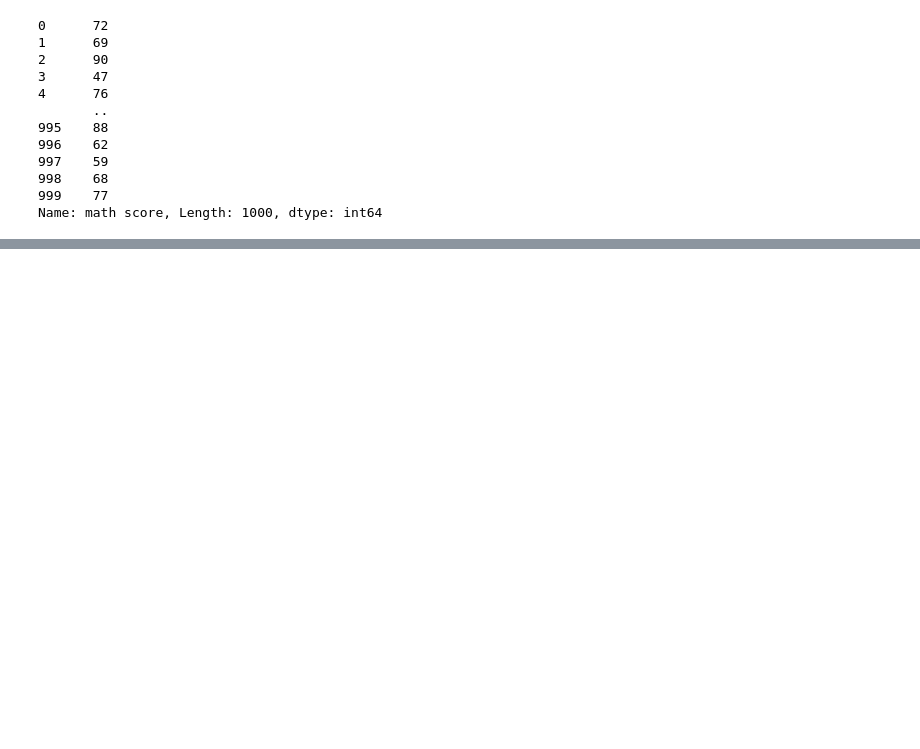
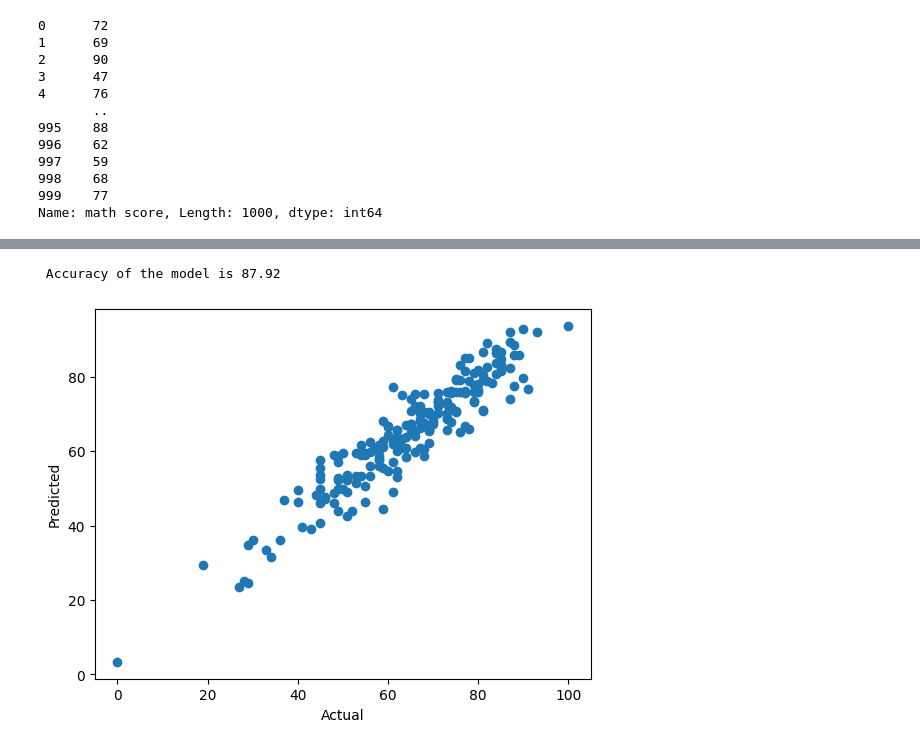
Before and after one commit to yasheeloyalka/mlproject, a Jupyter notebook: src/notebook/data/Model Training.ipynb, the cells around one changed output, grey strips where cells are left out. Drawn from its saved outputs; the diff is of its cells as text; code cells hidden in the pictures; blank space fills up the shorter version.

Commit message:
model commit

```diff
--- a/src/notebook/data/Model Training.ipynb
+++ b/src/notebook/data/Model Training.ipynb
@@ -65,0 +82,3 @@ from sklearn.compose import ColumnTransformer
+# %%
+x_train, x_test, y_train, y_test=train_test_split(x,y,test_size=0.2,random_state=42)
+x_train,y_train
@@ -65,0 +133,31 @@ from sklearn.compose import ColumnTransformer
+# %%
+for i in range(len(list(models))):
+    model = list(models.values())[i]
+    model.fit(x_train, y_train)
+
+    y_train_pred = model.predict(x_train)
+    y_test_pred = model.predict(x_test)
+
+    model_train_mae , model_train_rmse, model_train_r2 = evaluate_model(y_train, y_train_pred)
+
+    model_test_mae , model_test_rmse, model_test_r2 = evaluate_model(y_test, y_test_pred)
+
+
+    print(list(models.keys())[i])
+    model_list.append(list(models.keys())[i])
+
+    print('Model performance for Training set')
+    print("- Root Mean Squared Error: {:.4f}".format(model_train_rmse))
+    print("- Mean Absolute Error: {:.4f}".format(model_train_mae))
+    print("- R2 Score: {:.4f}".format(model_train_r2))
+
+    print('----------------------------------')
+
+    print('Model performance for Test set')
+    print("- Root Mean Squared Error: {:.4f}".format(model_test_rmse))
+    print("- Mean Absolute Error: {:.4f}".format(model_test_mae))
+    print("- R2 Score: {:.4f}".format(model_test_r2))
+    r2_list.append(model_test_r2)
+
+    print('='*35)
+    print('\n')
@@ -65,0 +195,14 @@ from sklearn.compose import ColumnTransformer
+# %%
+lin_model = LinearRegression(fit_intercept=True)
+lin_model = lin_model.fit(x_train, y_train)
+y_pred = lin_model.predict(x_test)
+score = r2_score(y_test, y_pred)*100
+print(" Accuracy of the model is %.2f" %score)
+# %% [output]
+ Accuracy of the model is 87.92
+# %%
+plt.scatter(y_test,y_pred);
+plt.xlabel('Actual');
+plt.ylabel('Predicted');
+# %% [output]
+[figure, added]
```
Also changed, not shown: parts of 13 cells of this notebook, 4 other files.
